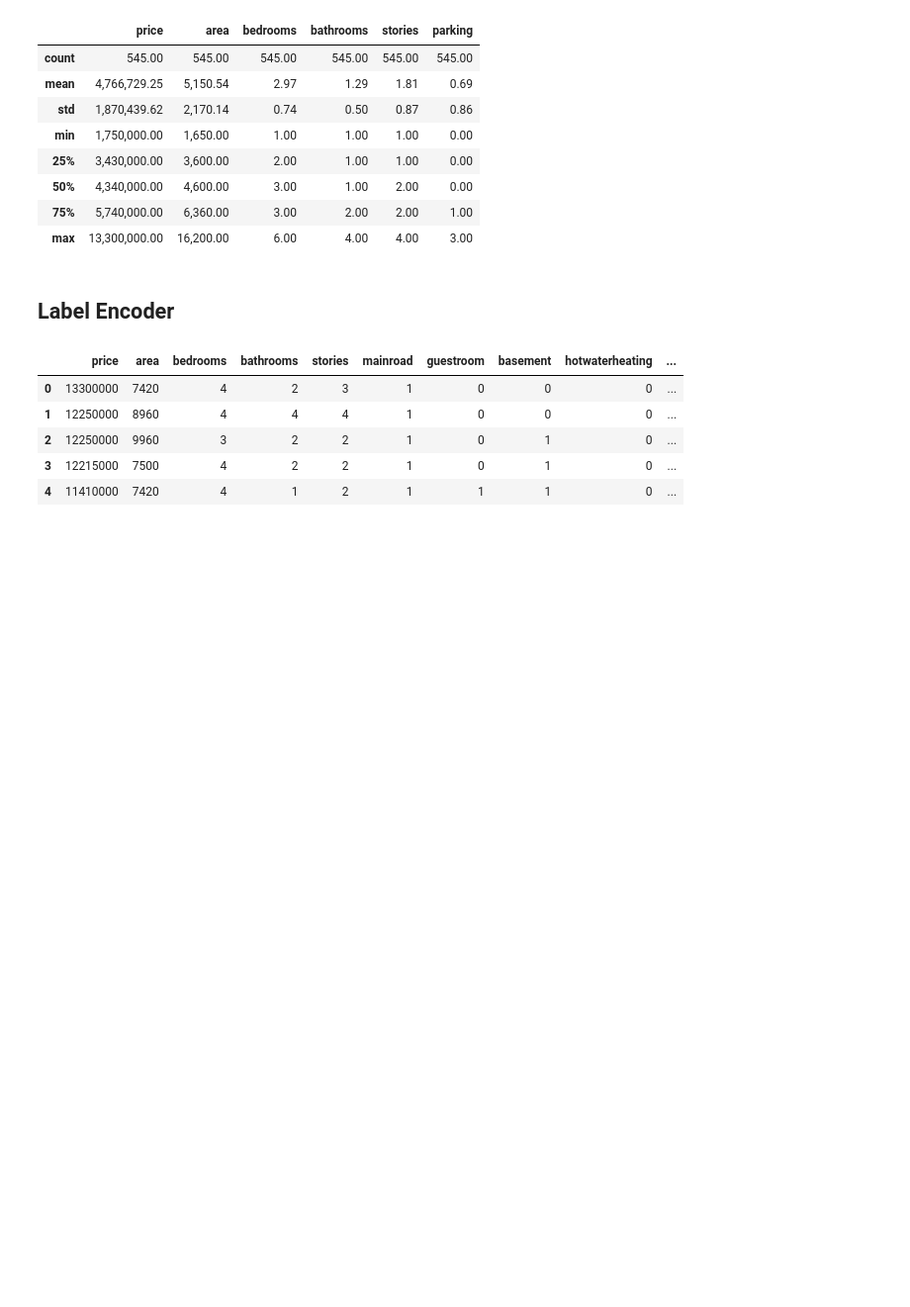
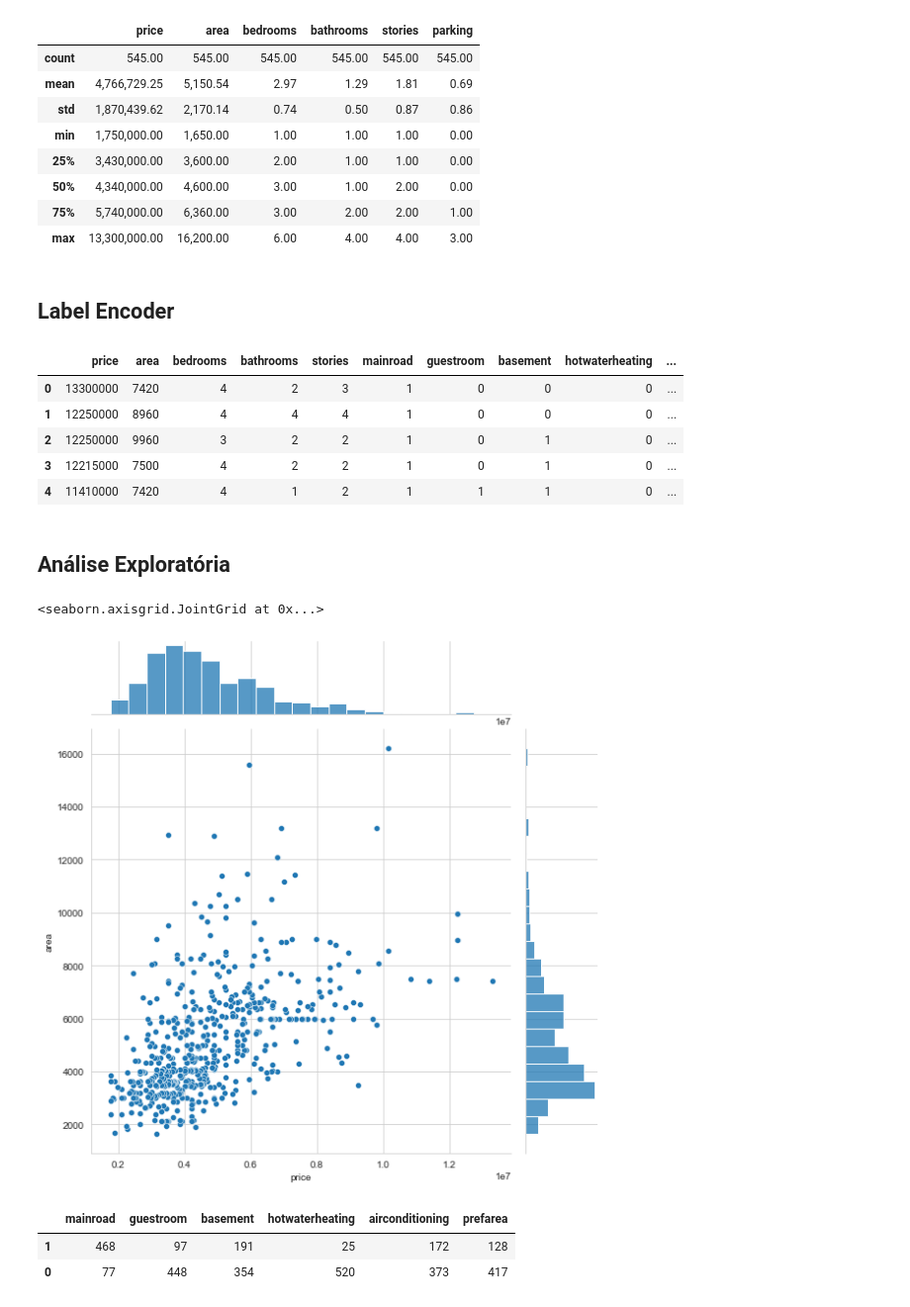
Before and after one commit to Ramon13/preco-habitacao, a Jupyter notebook: pre-processamento.ipynb, the cells around one changed output. Shown: that part at 99% size. Cells and saved outputs as stored; diff of their text form; code cells hidden in the pictures; blank space fills up the shorter version.

Commit message:
pre-processamento: análise simples dos dados

```diff
--- a/pre-processamento.ipynb
+++ b/pre-processamento.ipynb
@@ -3,3 +1,10 @@ import pandas as pd
+# %%
+import pandas as pd
+import seaborn as sns
+import matplotlib.pyplot as plt
+
+%matplotlib inline
+sns.set_style('whitegrid')
 # %% [markdown]
 <h2>Obtenção Dos Dados</h2>
 # %%
@@ -72,3 +77,23 @@ base_habitacao.head()
 | 2 | 12250000 | 9960 | 3 | 2 | 2 | 1 | 0 | 1 | 0 | ... |
 | 3 | 12215000 | 7500 | 4 | 2 | 2 | 1 | 0 | 1 | 0 | ... |
 | 4 | 11410000 | 7420 | 4 | 1 | 2 | 1 | 1 | 1 | 0 | ... |
+# %% [markdown]
+<h2>Análise Exploratória</h2>
+# %%
+sns.jointplot(data=base_habitacao, x='price', y='area', height=8)
+# %% [output]
+<seaborn.axisgrid.JointGrid at 0x...>
+[figure, added]
+# %%
+pd.concat([
+    base_habitacao['mainroad'].value_counts(),
+    base_habitacao['guestroom'].value_counts(),
+    base_habitacao['basement'].value_counts(),
+    base_habitacao['hotwaterheating'].value_counts(),
+    base_habitacao['airconditioning'].value_counts(),
+    base_habitacao['prefarea'].value_counts(),
+], axis=1)
+# %% [output]
+|  | mainroad | guestroom | basement | hotwaterheating | airconditioning | prefarea |
+| 1 | 468 | 97 | 191 | 25 | 172 | 128 |
+| 0 | 77 | 448 | 354 | 520 | 373 | 417 |
```
Also changed, not shown: parts of 2 cells of this notebook.
